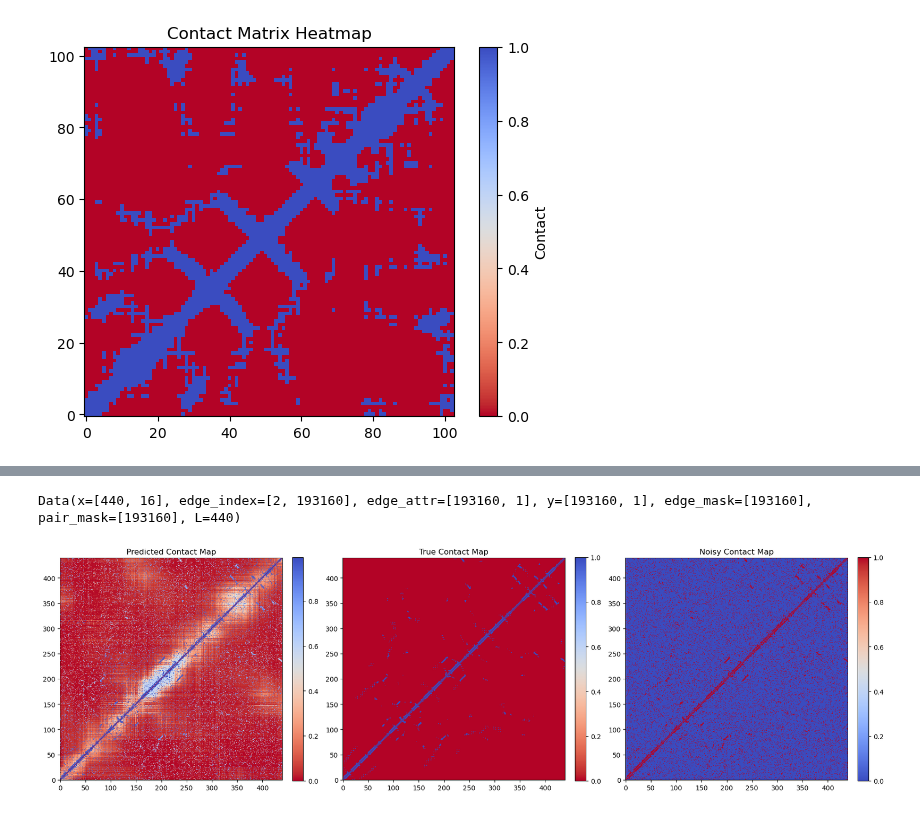
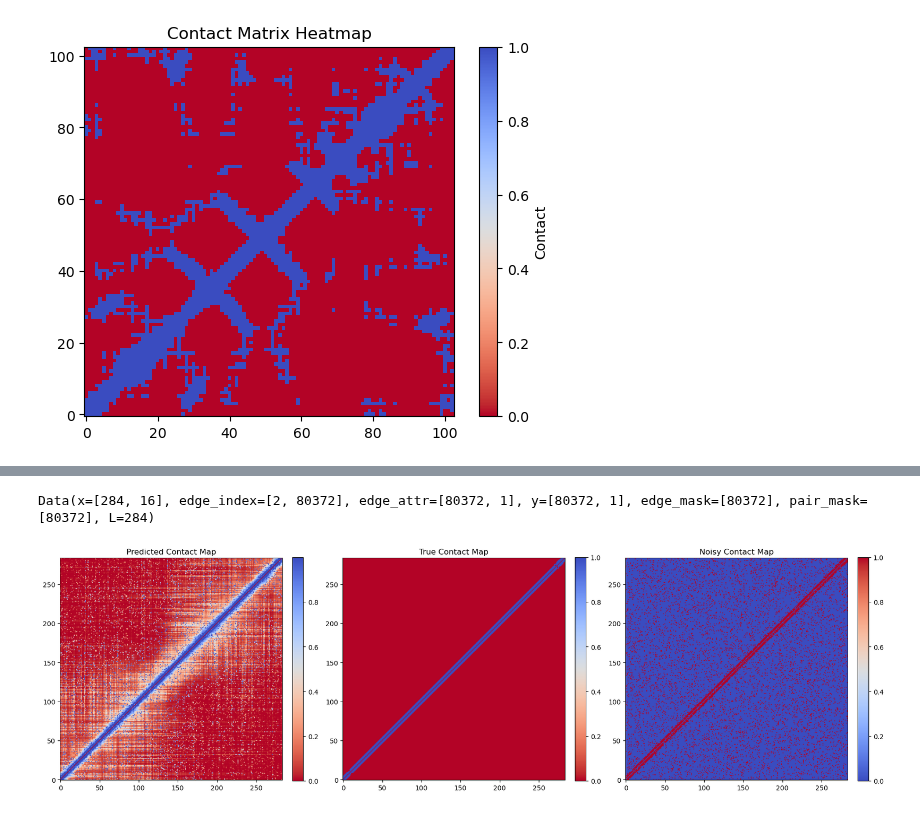
Before and after one commit to Fabiog17/Internship, a Jupyter notebook: GNN_contacts_contacts.ipynb, the cells around one changed output, grey strips where cells are left out. Drawn from its saved outputs; the diff is of its cells as text; code cells hidden in the pictures.

```diff
--- a/GNN_contacts_contacts.ipynb
+++ b/GNN_contacts_contacts.ipynb
@@ -363,7 +363,7 @@ def average_loss(model, loader, loss_fn, device):
 # %%
 device = torch.device('cuda' if torch.cuda.is_available() else 'cpu')
 
-model = EdgeGNN(node_in_ch=16, edge_in_ch=1, edge_out_ch=1, GNN_layers=6).to(device)
+model = EdgeGNN(node_in_ch=16, edge_in_ch=1, hidden_ch=25, mlp_hidden_ch=12, GNN_layers=3).to(device)
 
 pos_weight = compute_pos_weight(train_loader, device)
 print("pos_weight:", pos_weight.item())
@@ -374,7 +374,7 @@ optimizer = torch.optim.Adam(model.parameters(), lr=0.01)
 train_losses = []
 val_losses = []
 
-for epoch in range(100):
+for epoch in range(400):
 
     model.train()
 
@@ -612,7 +612,7 @@ def graph_to_matrix(data, values):
 
     return mat
 # %%
-pos=11
+pos=81
 #worst case
 
 i=0
@@ -630,32 +630,32 @@ mask = batch.edge_mask & batch.pair_mask
 
 scores = torch.sigmoid(pred_logits.squeeze(-1))
 # threshold=0.8
 # scores= (scores>= threshold).float()
 pred_contact_map = graph_to_matrix(batch, scores.cpu())
 true_contact_map = graph_to_matrix(batch, batch.y.cpu())
 noisy_contact_map_map = graph_to_matrix(batch, batch.edge_attr.cpu())
 
 
 
 fig, axes = plt.subplots(1, 3, figsize=(18, 6))  # 1 row, 3 columns
 
 # --- Predicted Distance Map ---
 im0 = axes[0].imshow(pred_contact_map, cmap='coolwarm_r', origin='lower')
 axes[0].set_title("Predicted Contact Map")
 plt.colorbar(im0, ax=axes[0], fraction=0.046, pad=0.04)
 
 # --- True Distance Map ---
 im1 = axes[1].imshow(true_contact_map, cmap='coolwarm_r', origin='lower')
 axes[1].set_title("True Contact Map")
 plt.colorbar(im1, ax=axes[1], fraction=0.046, pad=0.04)
 
 # --- Original Noisy Contact Map ---
 im2 = axes[2].imshow(noisy_contact_map_map, cmap='coolwarm', origin='lower')
 axes[2].set_title("Noisy Contact Map")
 plt.colorbar(im2, ax=axes[2], fraction=0.046, pad=0.04)
 
 plt.tight_layout()
 plt.show()
 # %% [output]
-Data(x=[440, 16], edge_index=[2, 193160], edge_attr=[193160, 1], y=[193160, 1], edge_mask=[193160], pair_mask=[193160], L=440)
+Data(x=[284, 16], edge_index=[2, 80372], edge_attr=[80372, 1], y=[80372, 1], edge_mask=[80372], pair_mask=[80372], L=284)
-[figure, old version]
+[figure, new version]
```
Also changed, not shown: parts of 12 cells of this notebook, 35 other files.
